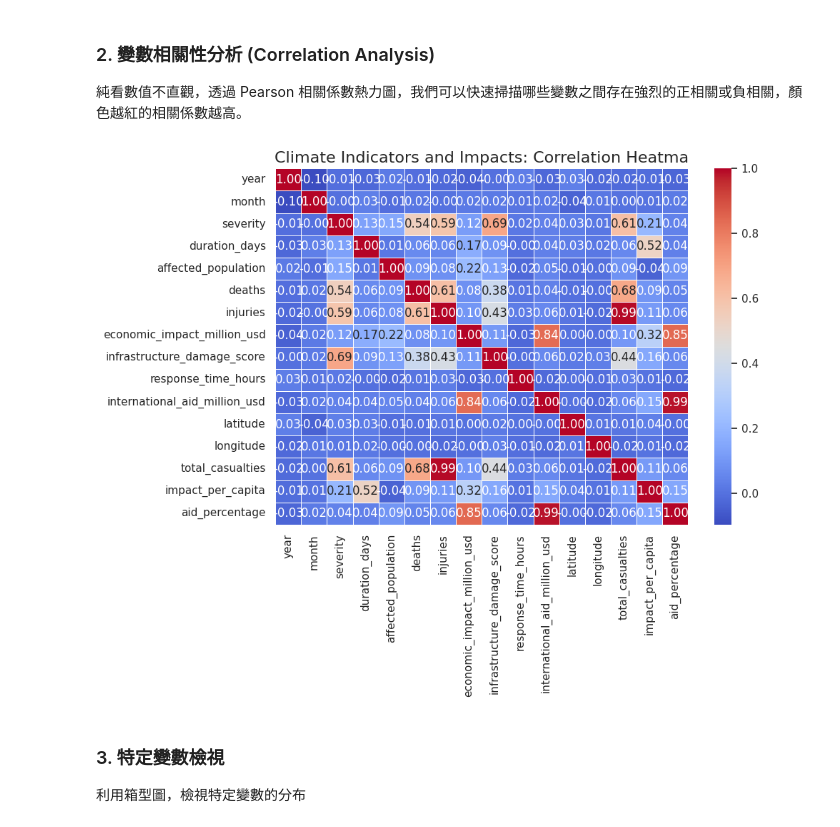
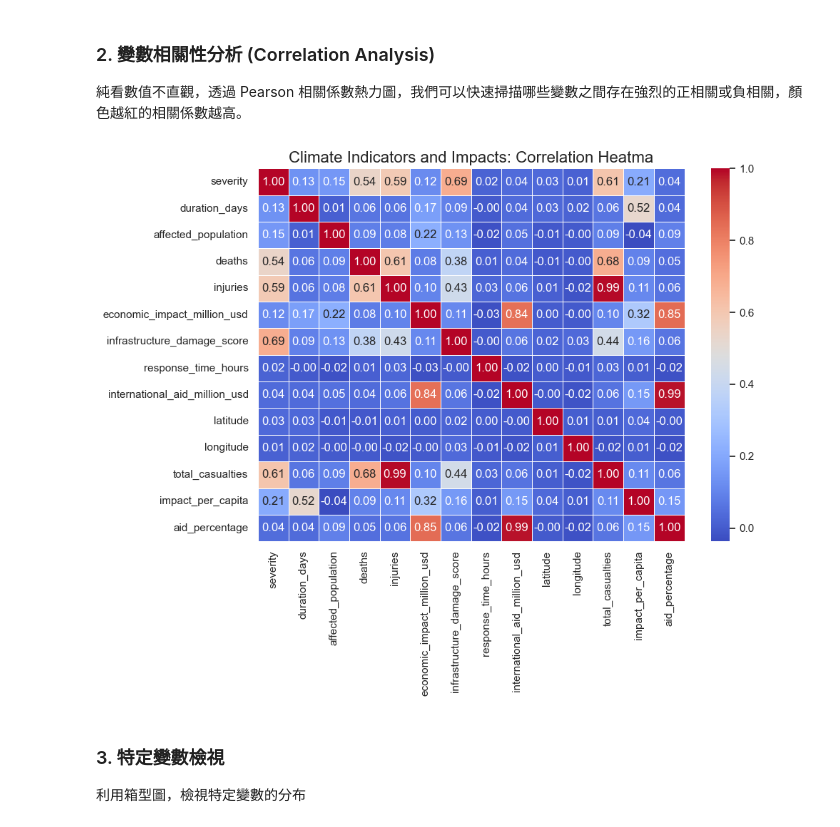
Before and after one commit to IamsleepingOuO/1142_CE5033_Group7_Climate_Impact_Analysis, a Jupyter notebook: notebooks/02_exploratory_data_analysis.ipynb, the cells around one changed output. Drawn from its saved outputs; the diff is of its cells as text; code cells hidden in the pictures.

```diff
--- a/notebooks/02_exploratory_data_analysis.ipynb
+++ b/notebooks/02_exploratory_data_analysis.ipynb
@@ -58,17 +58,19 @@ display(df.describe().round(4))
 # %%
 plt.figure(figsize=(10, 8))
 
 # 自動篩選出數值型欄位來計算相關係數
 num_df = df.select_dtypes(include=['float64', 'int64'])
+cols_to_drop = ['year', 'month', 'event_id']
+num_df = num_df.drop(columns=cols_to_drop, errors='ignore')
 corr_matrix = num_df.corr()
 
 # 繪製熱力圖
 sns.heatmap(corr_matrix, annot=True, cmap='coolwarm', fmt=".2f", linewidths=0.5)
 plt.title('Climate Indicators and Impacts: Correlation Heatma', fontsize=16)
 plt.tight_layout()
 plt.show()
 # %% [output]
-[figure, old version]
+[figure, new version]
 # %% [markdown]
 ### 3. 特定變數檢視
 利用箱型圖，檢視特定變數的分布
```
Also changed, not shown: parts of 2 cells of this notebook.
